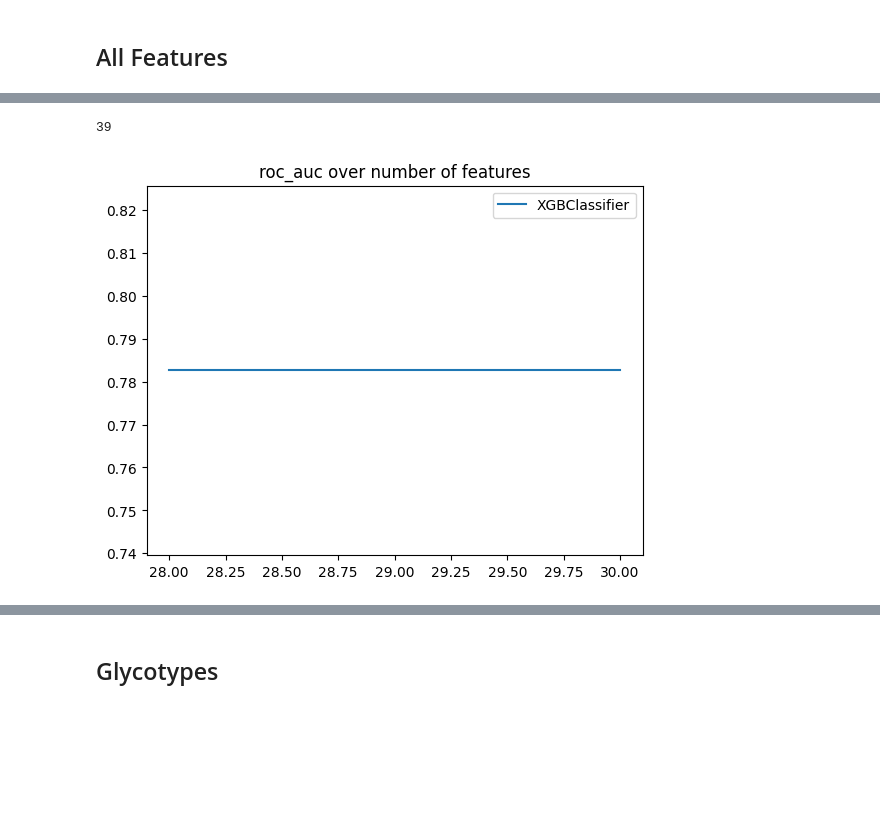
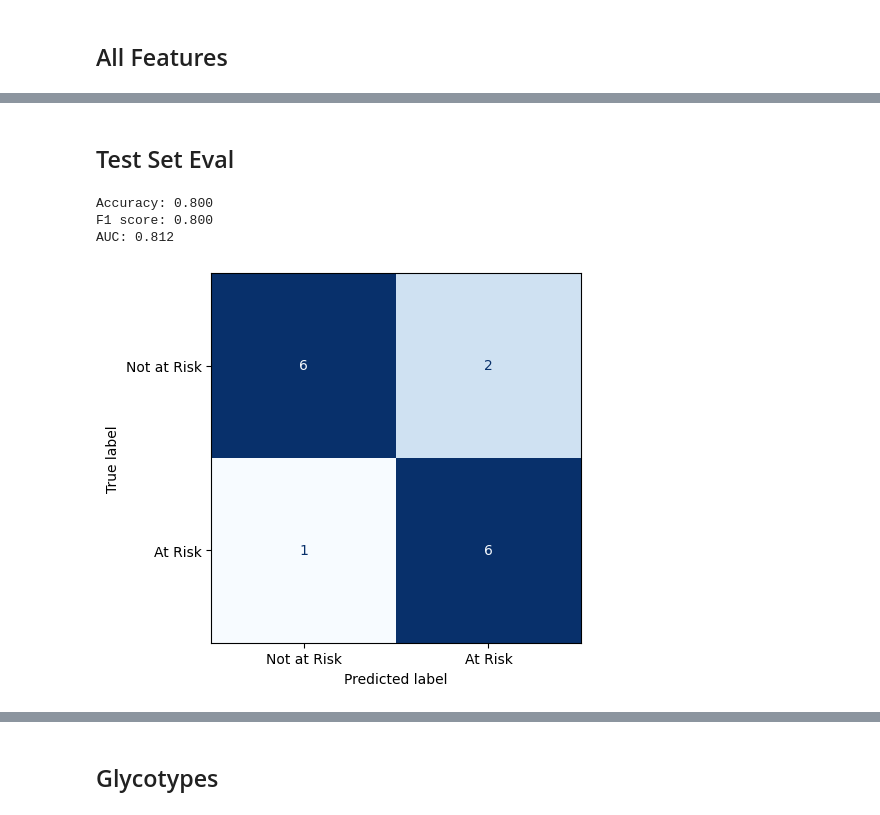
Before and after one commit to kmartinez834/Masters-Thesis, a Jupyter notebook: diabetes_glycomic/jupyter_notebooks/diabetes_all_models.ipynb, the cells around one changed output, grey strips where cells are left out. Saved outputs shown, nothing was run; the diff lists cells and outputs as text; code cells hidden in the pictures; blank space fills up the shorter version.

Commit message:
model updates

```diff
--- a/diabetes_glycomic/jupyter_notebooks/diabetes_all_models.ipynb
+++ b/diabetes_glycomic/jupyter_notebooks/diabetes_all_models.ipynb
@@ -334,4 +343,0 @@ Pipeline(steps=[('scaling', PowerTransformer()),
-# %%
-len(grid.best_estimator_[:-1].get_feature_names_out())
-# %% [output]
-39
@@ -345,12 +344,19 @@ results_df = results_df.reset_index().sort_values('mean_test_score',ascending=Fa
-# %%
-legend = []
-
-for model in results_df.model.unique():
-    legend.append(str(model).split("(")[0])
-    plt.plot(results_df[results_df.model == model]['mean_test_score'])
-
-plt.title(f'{score} over number of features')
-plt.legend(legend)
-plt.show()
-# %% [output]
-[figure, removed]
+# %% [markdown]
+## Test Set Eval
+# %%
+# Test scores
+preds = grid.predict(X_test)
+pred_proba = grid.predict_proba(X_test)
+
+print (f'Accuracy: {accuracy_score(y_test, preds):.3f}')
+print (f'F1 score: {f1_score(y_test, preds, average="macro"):.3f}')
+print (f'AUC: {roc_auc_score(y_test, pred_proba[:,1]):.3f}')
+
+conf_m = confusion_matrix(y_test, preds)
+disp = ConfusionMatrixDisplay.from_predictions(y_test, preds, display_labels=["Not at Risk","At Risk"],colorbar=False, cmap=plt.cm.Blues)
+plt.show()
+# %% [output]
+Accuracy: 0.800
+F1 score: 0.800
+AUC: 0.812
+[figure, added]
```
Also changed, not shown: parts of 40 cells of this notebook, 1 other file.
